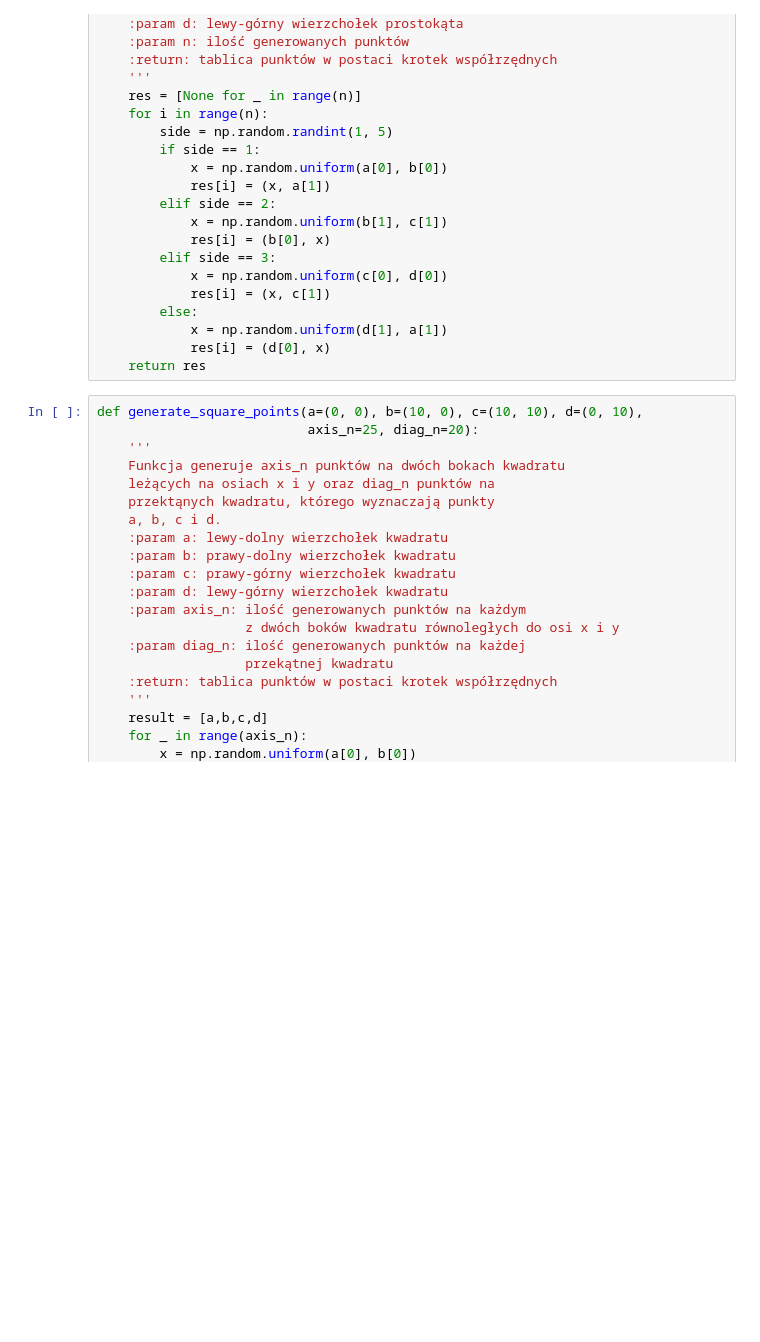
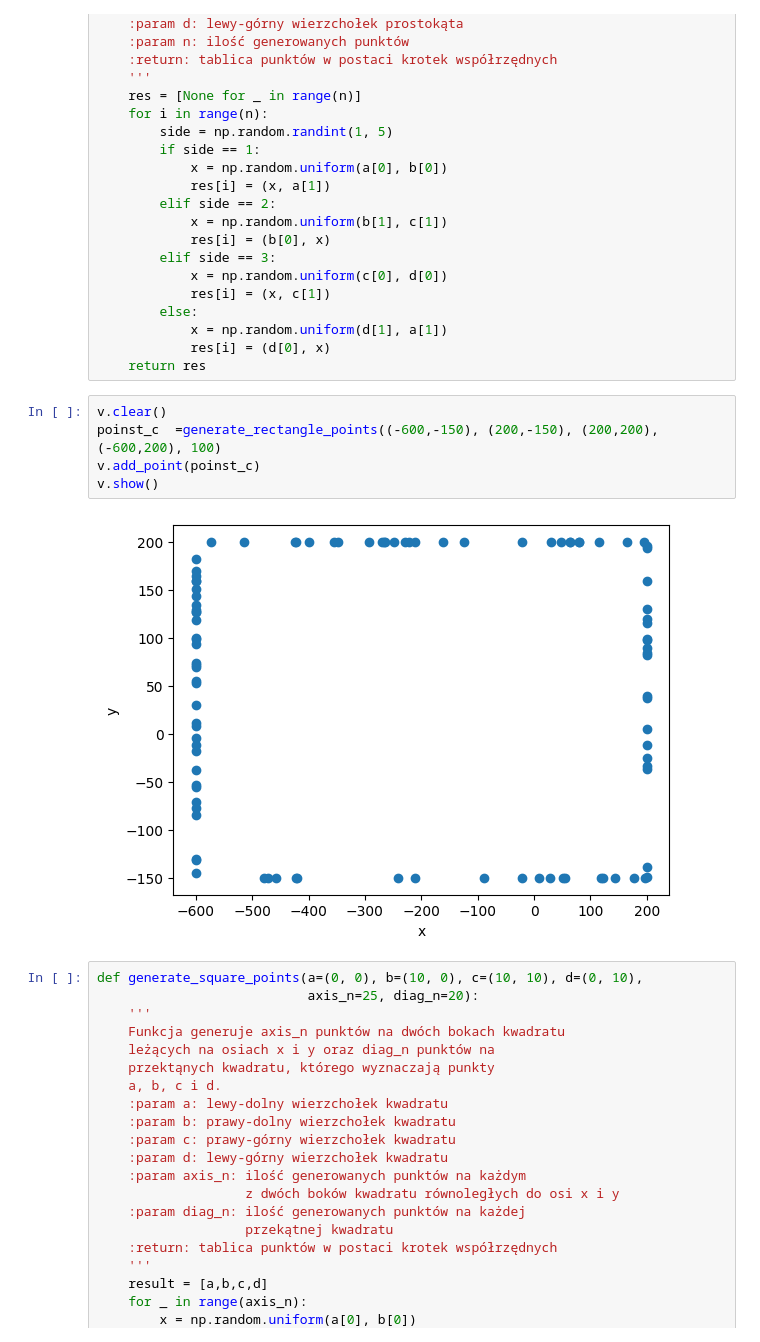
Before and after one commit to DEFALT314/geometric-algorithms-convex-hull, a Jupyter notebook: main.ipynb, the cells around one changed output. Cells and saved outputs as stored; diff of their text form; blank space fills up the shorter version.

```diff
--- a/main.ipynb
+++ b/main.ipynb
@@ -56,6 +123,13 @@ def generate_rectangle_points(a=(-10, -10), b=(10, -10), c=(10, 10), d=(-10, 10)
             x = np.random.uniform(d[1], a[1])
             res[i] = (d[0], x)
     return res
+# %%
+v.clear()
+poinst_c  =generate_rectangle_points((-600,-150), (200,-150), (200,200), (-600,200), 100)
+v.add_point(poinst_c)
+v.show()
+# %% [output]
+[figure, added]
 # %%
 def generate_square_points(a=(0, 0), b=(10, 0), c=(10, 10), d=(0, 10),
                            axis_n=25, diag_n=20):
```
Also changed, not shown: parts of 8 cells of this notebook, 2 other files.
